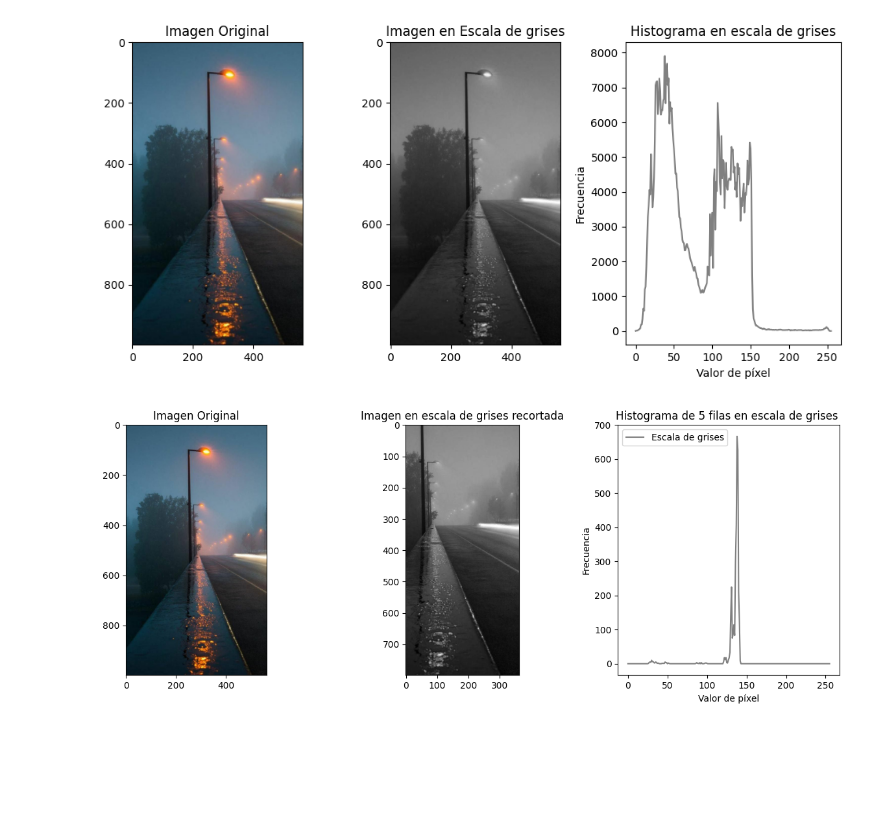
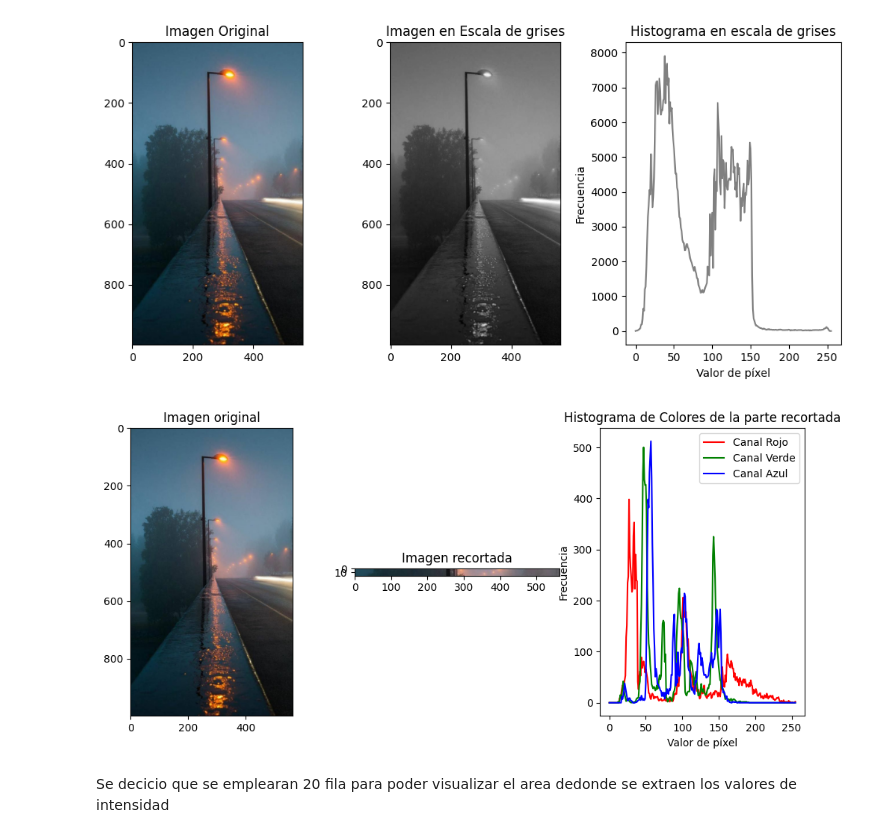
Before and after one commit to Nancy-07/visiona_prac2, a Jupyter notebook: Histograma.ipynb, the cells around one changed output. Saved outputs shown, nothing was run; the diff lists cells and outputs as text; code cells hidden in the pictures; blank space fills up the shorter version.

Commit message:
Corrección de la parte tres

```diff
--- a/Histograma.ipynb
+++ b/Histograma.ipynb
@@ -73,39 +73,55 @@ gray('rain.jpeg')
 562437
 [figure]
 # %%
-
+import random
 def histograma(imagen):
 
     imagen = cv2.imread(imagen)
 
-    rojos=np.zeros(256)
-    imagenpor = np.zeros((imagen.shape[0]-200, imagen.shape[1]-200), dtype=np.uint8)
+    inicio =  random.randint(200,imagen.shape[1]-20)
+    fin = inicio + 20
 
-    for i in range(200,imagen.shape[0]):
-        for j in range(200,imagen.shape[1]):
-            r, g, b = imagen[i, j]
-            gris = int(0.299 * r + 0.587 * g + 0.114 * b)
-            imagenpor[i-200, j-200] = gris
+    canal_rojo = imagen[:, :, 2]
+    canal_verde = imagen[:, :, 1]
+    canal_azul = imagen[:, :, 0]
+    num_bins = 256
+    hist_rojo = np.zeros(num_bins)
+    hist_verde = np.zeros(num_bins)
+    hist_azul = np.zeros(num_bins)
 
-            if ( i > 220 and i < 230):
-                rojos[gris] = rojos[gris] + 1
+    imagenpor = imagen[inicio:fin, :]
+
+    for i in range(inicio, fin):
+        for j in range(imagen.shape[1]):
+                valor_pixel = canal_rojo[i, j]
+                hist_rojo[valor_pixel] += 1
+                valor_pixel = canal_verde[i, j]
+                hist_verde[valor_pixel] += 1
+                valor_pixel = canal_azul[i, j]
+                hist_azul[valor_pixel] += 1
 
 
-    fig, axs = plt.subplots(1, 3, figsize=(15, 5))
+
+    fig, axs = plt.subplots(1, 3, figsize=(12, 5))
     ax1, ax2,ax3 = axs.flatten()
     ax1.imshow(cv2.cvtColor(imagen, cv2.COLOR_BGR2RGB))
-    ax1.set_title('Imagen Original')
+    ax1.set_title('Imagen original')
 
-    ax2.imshow(imagenpor, cmap = 'gray')
-    ax2.set_title('Imagen en escala de grises recortada')
+    ax2.imshow(cv2.cvtColor(imagenpor, cv2.COLOR_BGR2RGB))
+    ax2.set_title('Imagen recortada')
 
-    ax3.set_title('Histograma de 5 filas en escala de grises ')
+    ax3.set_title('Histograma de Colores de la parte recortada')
     ax3.set_xlabel('Valor de píxel')
     ax3.set_ylabel('Frecuencia')
-    ax3.plot(rojos, color='gray', label='Escala de grises')
+    ax3.plot(hist_rojo, color='red', label='Canal Rojo')
+    ax3.plot(hist_verde, color='green', label='Canal Verde')
+    ax3.plot(hist_azul, color='blue', label='Canal Azul')
     ax3.legend()
+
     plt.show()
 
 histograma('rain.jpeg')
 # %% [output]
-[figure, old version]
+[figure, new version]
+# %% [markdown]
+Se decicio que se emplearan 20 fila para poder visualizar el area dedonde se extraen los valores de intensidad
```
